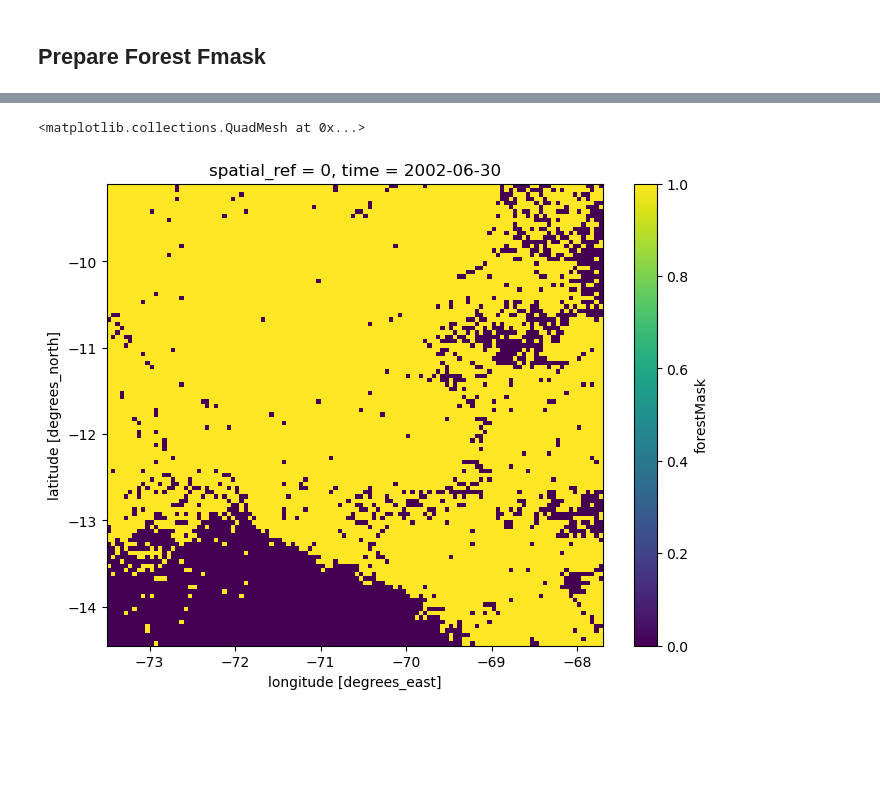
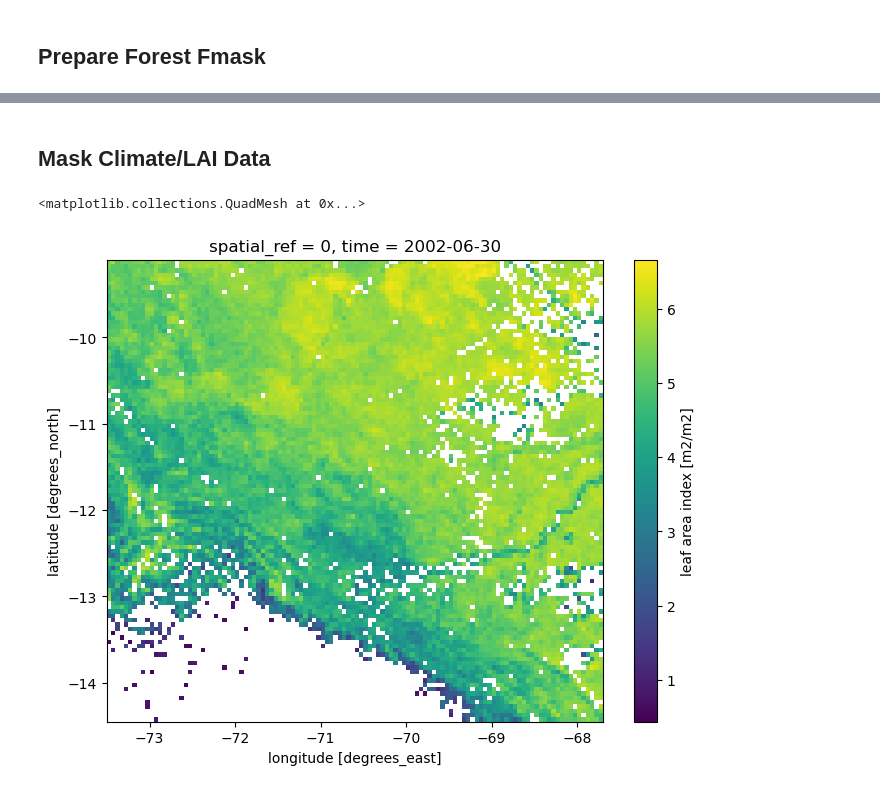
Before and after one commit to enikoebihari/MLEAEEE4000-DroughtAmazon2, a Jupyter notebook: scripts/1_5_compileDatasets.ipynb, the cells around one changed output, grey strips where cells are left out. Cells and saved outputs as stored; diff of their text form; code cells hidden in the pictures; blank space fills up the shorter version.

```diff
--- a/scripts/1_5_compileDatasets.ipynb
+++ b/scripts/1_5_compileDatasets.ipynb
@@ -489,5 +487,8 @@ mask_ds.forestMask.isel(time=210).plot(figsize=(8,6))
 # %%
-ds_withMask = xr.merge([combo_climLAI_xr, mask_ds])
+# merge
+combo_climLAIforest_xr = xr.merge([combo_climLAI_xr, forest_xr])
 
-ds_withMask
+# check
+combo_climLAIforest_xr
+combo_climLAIforest_xr.forestMask.isel(time=5).plot(figsize=(8,6))
 # %% [output]
@@ -511,14 +497,24 @@ Data variables:
-# %%
-ds_withMask.forestMask.isel(time=5).plot(figsize=(8,6))
-# %% [output]
-<matplotlib.collections.QuadMesh at 0x...>
-[figure, removed]
+# %% [markdown]
+## Mask Climate/LAI Data
 # %%
-mask = ds_withMask["forestMask"] > 0
+# create a mask where forest was continuous over time period
+mask = combo_climLAIforest_xr["forestMask"] > 0
 
-masked_vars = {}
-for var in ds_withMask.data_vars:
-    if var != "forestMask":  # skip the mask itself
-        masked_vars[var] = ds_withMask[var].where(mask)
+# create a dictionary to store each data variable after masking
+maskedVars_dict = {}
 
-ds_masked = xr.Dataset(masked_vars, coords=ds_withMask.coords)
+# iterate through the climate/LAI xarray's data variables
+for var in combo_climLAIforest_xr.data_vars:
+    # skip the mask
+    if var != "forestMask":
+        # mask the data variable and add it to the masked variable dictionary
+        maskedVars_dict[var] = combo_climLAIforest_xr[var].where(mask)
+
+# create an xarray from the dictionary
+combo_climLAI_masked_xr = xr.Dataset(maskedVars_dict, coords=combo_climLAIforest_xr.coords)
+
+# plot
+combo_climLAI_masked_xr.lai.isel(time=5).plot(figsize=(8,6))
+# %% [output]
+<matplotlib.collections.QuadMesh at 0x...>
+[figure, added]
```
Also changed, not shown: parts of 17 cells of this notebook.
